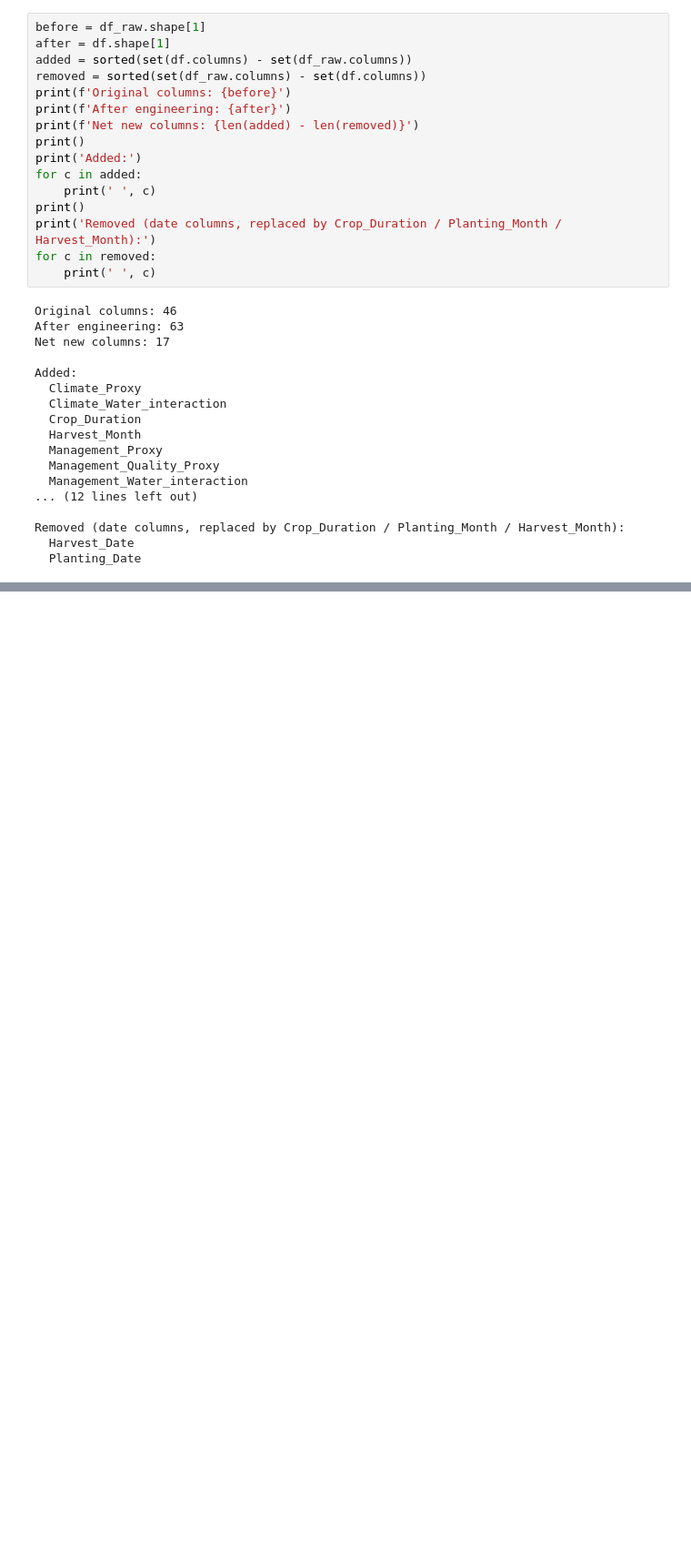
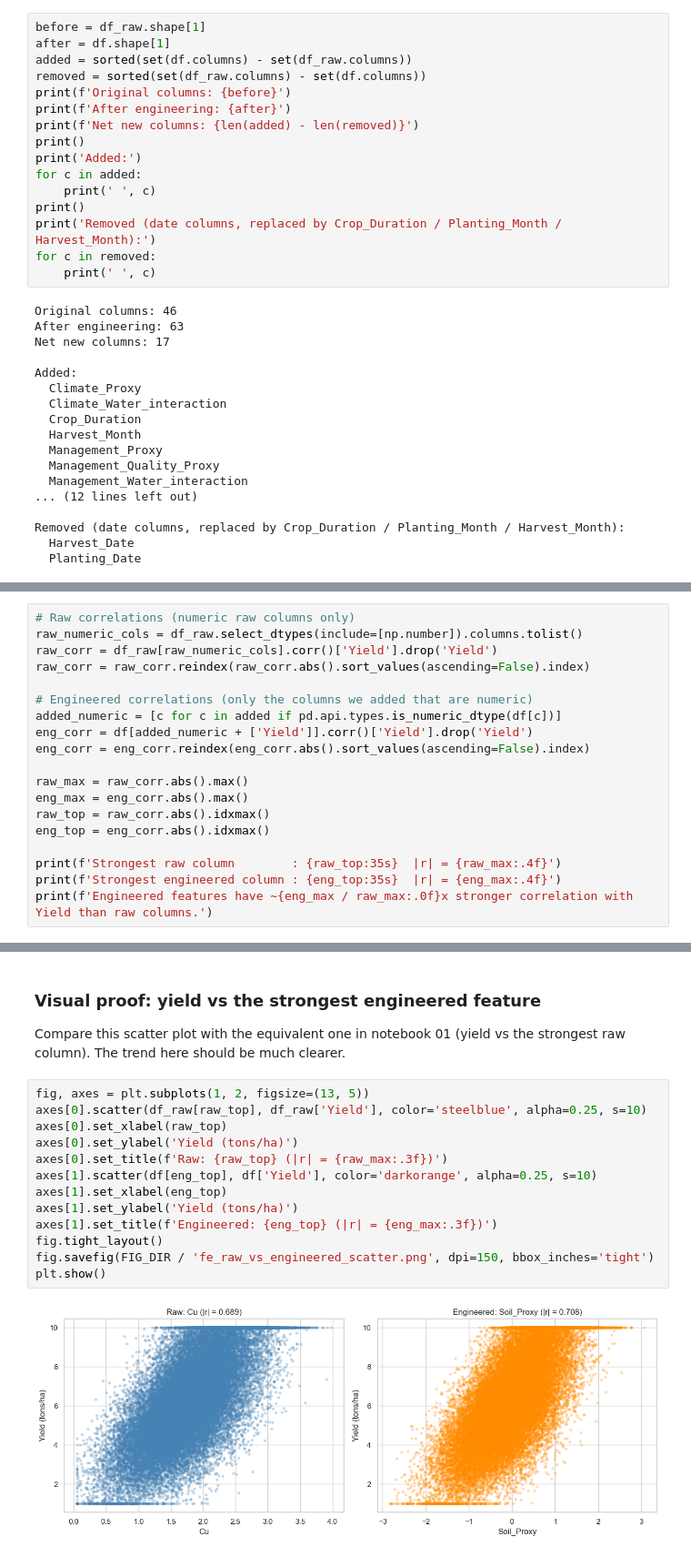
Before and after one commit to Mrnidhi/DATA245_Project, a Jupyter notebook: notebooks/02_feature_engineering.ipynb, the cells around one changed output, grey strips where cells are left out. Shown at 91% size. Cells and saved outputs as stored; diff of their text form; blank space fills up the shorter version.

Commit message:
feat(fe): raw vs engineered correlation comparison and scatter

```diff
--- a/notebooks/02_feature_engineering.ipynb
+++ b/notebooks/02_feature_engineering.ipynb
@@ -137,0 +142,19 @@ Removed (date columns, replaced by Crop_Duration / Planting_Month / Harvest_Mont
+# %%
+# Raw correlations (numeric raw columns only)
+raw_numeric_cols = df_raw.select_dtypes(include=[np.number]).columns.tolist()
+raw_corr = df_raw[raw_numeric_cols].corr()['Yield'].drop('Yield')
+raw_corr = raw_corr.reindex(raw_corr.abs().sort_values(ascending=False).index)
+
+# Engineered correlations (only the columns we added that are numeric)
+added_numeric = [c for c in added if pd.api.types.is_numeric_dtype(df[c])]
+eng_corr = df[added_numeric + ['Yield']].corr()['Yield'].drop('Yield')
+eng_corr = eng_corr.reindex(eng_corr.abs().sort_values(ascending=False).index)
+
+raw_max = raw_corr.abs().max()
+eng_max = eng_corr.abs().max()
+raw_top = raw_corr.abs().idxmax()
+eng_top = eng_corr.abs().idxmax()
+
+print(f'Strongest raw column        : {raw_top:35s}  |r| = {raw_max:.4f}')
+print(f'Strongest engineered column : {eng_top:35s}  |r| = {eng_max:.4f}')
+print(f'Engineered features have ~{eng_max / raw_max:.0f}x stronger correlation with Yield than raw columns.')
@@ -137,0 +181,19 @@ Removed (date columns, replaced by Crop_Duration / Planting_Month / Harvest_Mont
+# %% [markdown]
+### Visual proof: yield vs the strongest engineered feature
+
+Compare this scatter plot with the equivalent one in notebook 01 (yield vs the strongest raw column). The trend here should be much clearer.
+# %%
+fig, axes = plt.subplots(1, 2, figsize=(13, 5))
+axes[0].scatter(df_raw[raw_top], df_raw['Yield'], color='steelblue', alpha=0.25, s=10)
+axes[0].set_xlabel(raw_top)
+axes[0].set_ylabel('Yield (tons/ha)')
+axes[0].set_title(f'Raw: {raw_top} (|r| = {raw_max:.3f})')
+axes[1].scatter(df[eng_top], df['Yield'], color='darkorange', alpha=0.25, s=10)
+axes[1].set_xlabel(eng_top)
+axes[1].set_ylabel('Yield (tons/ha)')
+axes[1].set_title(f'Engineered: {eng_top} (|r| = {eng_max:.3f})')
+fig.tight_layout()
+fig.savefig(FIG_DIR / 'fe_raw_vs_engineered_scatter.png', dpi=150, bbox_inches='tight')
+plt.show()
+# %% [output]
+[figure, added]
```
Also changed, not shown: parts of 3 cells of this notebook.
